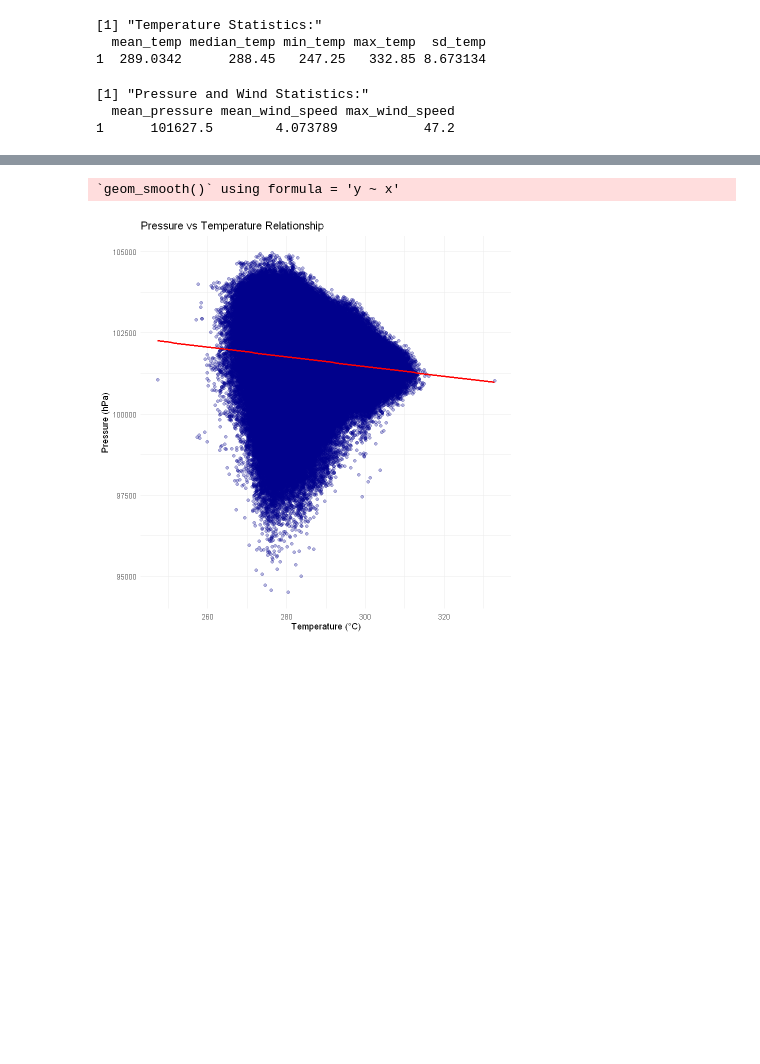
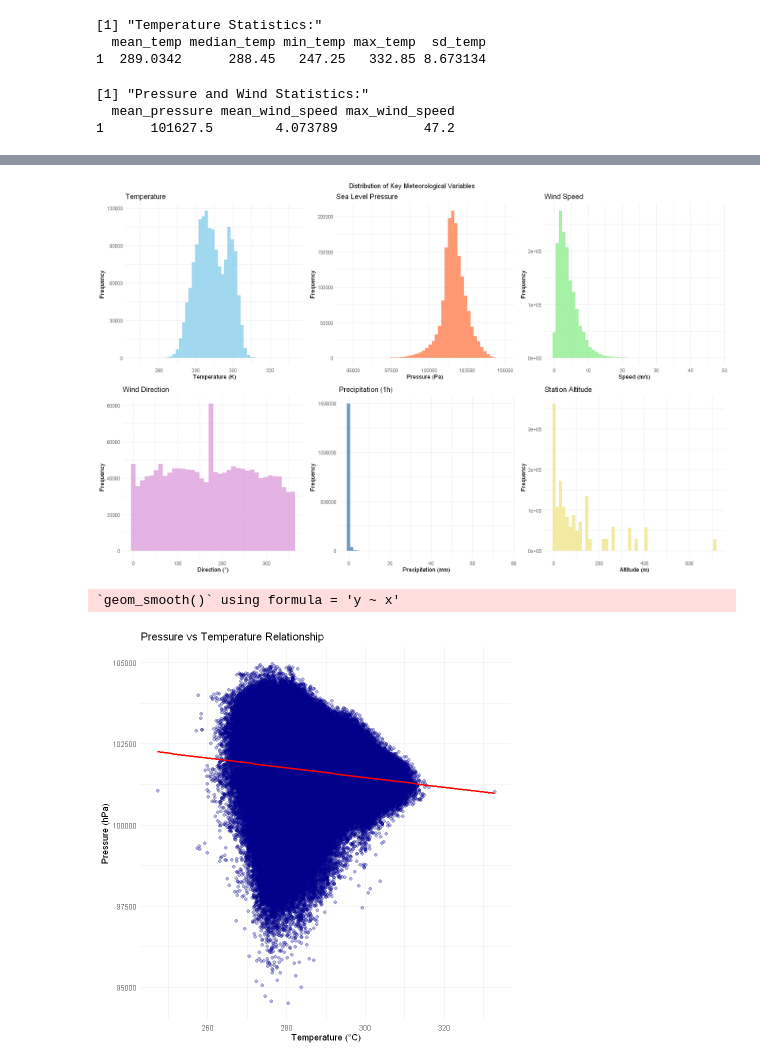
Before and after one commit to AugustinGrunewald/Statistics_Meteo, a Jupyter notebook: data_presentation.ipynb, the cells around one changed output, grey strips where cells are left out. Drawn from its saved outputs; the diff is of its cells as text; code cells hidden in the pictures; blank space fills up the shorter version.

```diff
--- a/data_presentation.ipynb
+++ b/data_presentation.ipynb
@@ -535,3 +530,48 @@ theme_minimal()
+# %%
+# Distribution of all key numerical variables in the final dataset
+library(ggplot2)
+library(gridExtra)
+
+# Set figure size for full-width display
+options(repr.plot.width = 16, repr.plot.height = 10)
+
+# Create individual histograms for each key variable
+p1 <- ggplot(clean_weather_data, aes(x = Température)) +
+  geom_histogram(bins = 50, fill = "skyblue", alpha = 0.8) +
+  labs(title = "Temperature", x = "Temperature (K)", y = "Frequency") +
+  theme_minimal()
+
+p2 <- ggplot(clean_weather_data, aes(x = Pression.au.niveau.mer)) +
+  geom_histogram(bins = 50, fill = "coral", alpha = 0.8) +
+  labs(title = "Sea Level Pressure", x = "Pressure (Pa)", y = "Frequency") +
+  theme_minimal()
+
+p3 <- ggplot(clean_weather_data, aes(x = Vitesse.du.vent.moyen.10.mn)) +
+  geom_histogram(bins = 50, fill = "lightgreen", alpha = 0.8) +
+  labs(title = "Wind Speed", x = "Speed (m/s)", y = "Frequency") +
+  theme_minimal()
+
+p4 <- ggplot(clean_weather_data, aes(x = Direction.du.vent.moyen.10.mn)) +
+  geom_histogram(bins = 36, fill = "plum", alpha = 0.8) +
+  labs(title = "Wind Direction", x = "Direction (°)", y = "Frequency") +
+  theme_minimal()
+
+p5 <- ggplot(clean_weather_data, aes(x = Précipitations.dans.la.dernière.heure)) +
+  geom_histogram(bins = 50, fill = "steelblue", alpha = 0.8) +
+  labs(title = "Precipitation (1h)", x = "Precipitation (mm)", y = "Frequency") +
+  theme_minimal()
+
+p6 <- ggplot(clean_weather_data, aes(x = Altitude)) +
+  geom_histogram(bins = 50, fill = "khaki", alpha = 0.8) +
+  labs(title = "Station Altitude", x = "Altitude (m)", y = "Frequency") +
+  theme_minimal()
+
+# Arrange all plots in a 2x3 grid
+grid.arrange(p1, p2, p3, p4, p5, p6,
+             ncol = 3, nrow = 2,
+             top = "Distribution of Key Meteorological Variables")
+# %% [output]
+[figure, added]
 # %%
 # Pressure vs Temperature scatter plot
 ggplot(clean_weather_data, aes(x = Température, y = Pression.au.niveau.mer)) +
```
Also changed, not shown: parts of 7 cells of this notebook.
